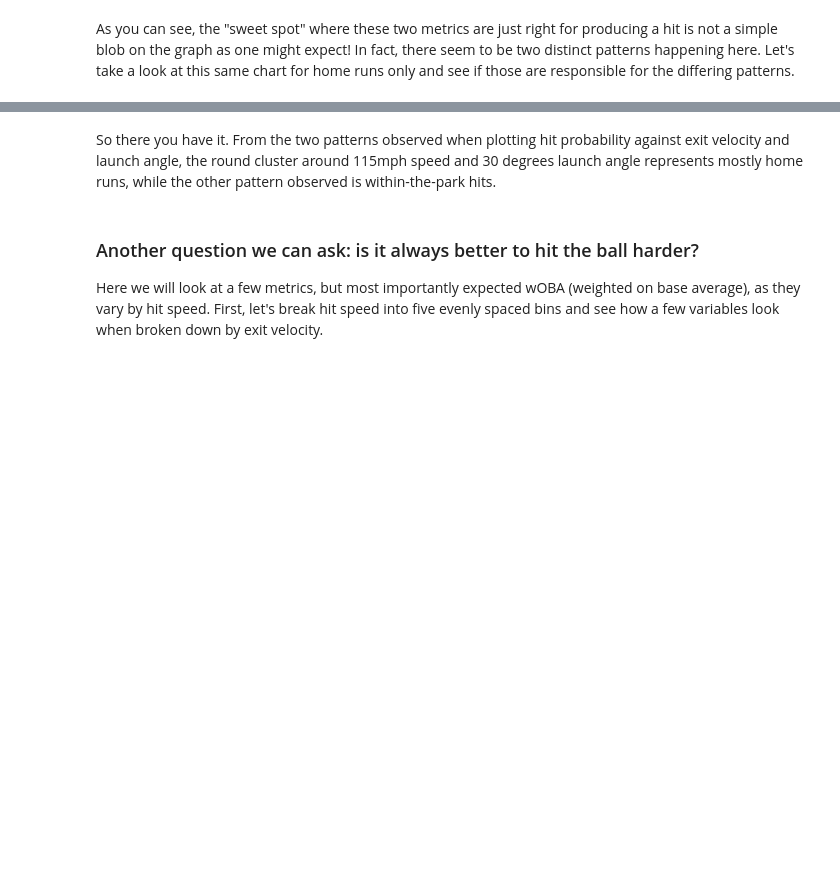
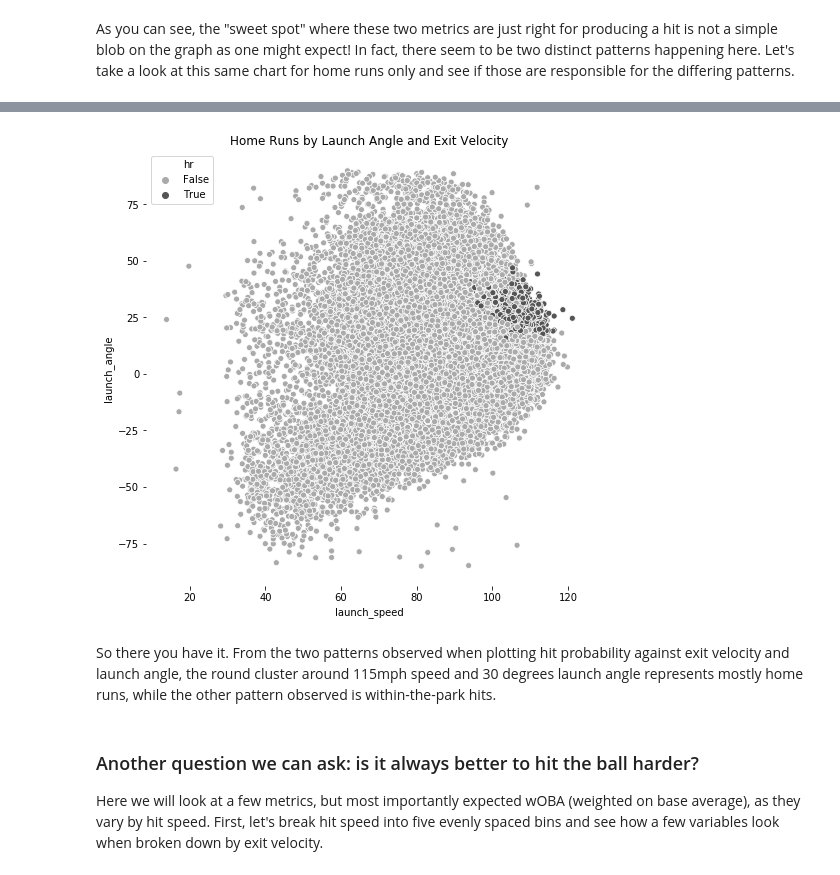
Before and after one commit to jldbc/pybaseball, a Jupyter notebook: EXAMPLES/fivethirtyeight_new_science_of_hitting.ipynb, the cells around one changed output, grey strips where cells are left out. Cells and saved outputs as stored; diff of their text form; code cells hidden in the pictures; blank space fills up the shorter version.

```diff
--- a/EXAMPLES/fivethirtyeight_new_science_of_hitting.ipynb
+++ b/EXAMPLES/fivethirtyeight_new_science_of_hitting.ipynb
@@ -75,3 +56,15 @@ plt.title("Home Runs by Launch Angle and Exit Velocity");
+# %%
+data2['hr'] = data2.events=='home_run'
+# %%
+fig, ax = plt.subplots(figsize=(8, 8))
+sns.despine(fig, left=True, bottom=True)
+sns.scatterplot(x="launch_speed", y="launch_angle",
+                hue="hr",
+                palette='binary',
+                data=data2, ax=ax)
+ax.set_title("Home Runs by Launch Angle and Exit Velocity");
+# %% [output]
+[figure, added]
 # %% [markdown]
 So there you have it. From the two patterns observed when plotting hit probability against exit velocity and launch angle, the round cluster around 115mph speed and 30 degrees launch angle represents mostly home runs, while the other pattern observed is within-the-park hits.
 # %% [markdown]
```
Also changed, not shown: parts of 15 cells of this notebook.
